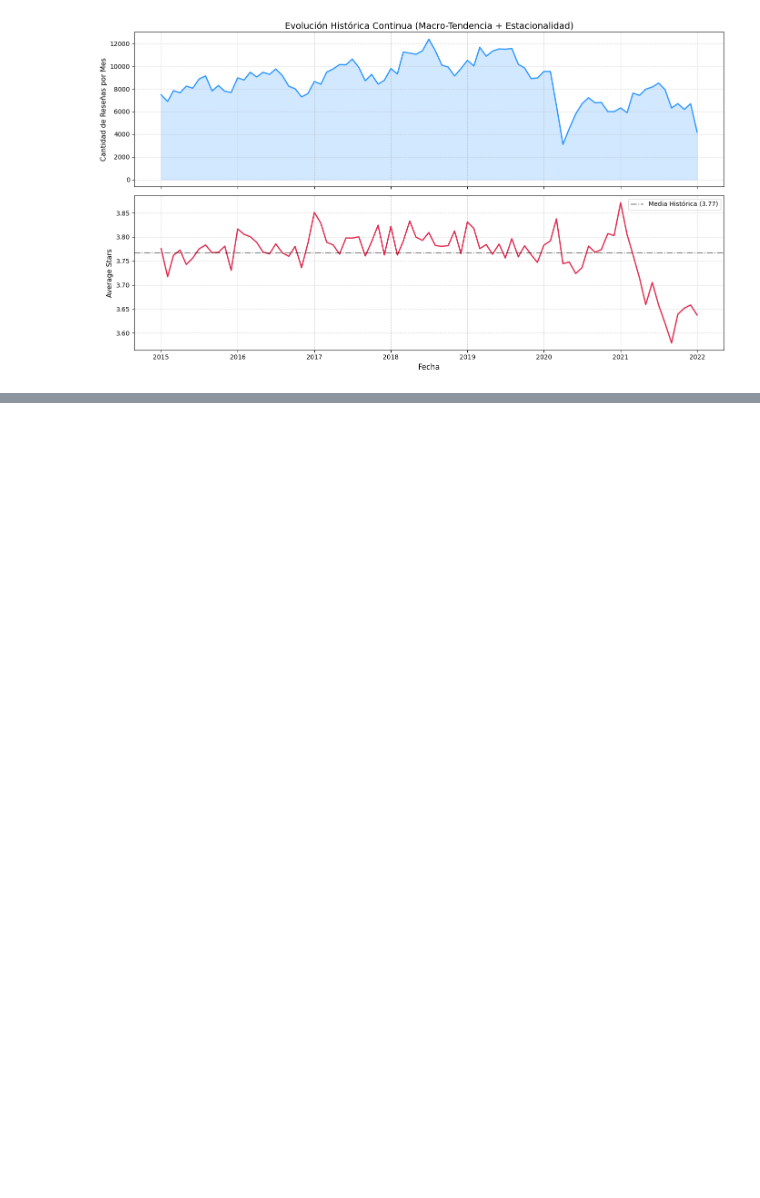
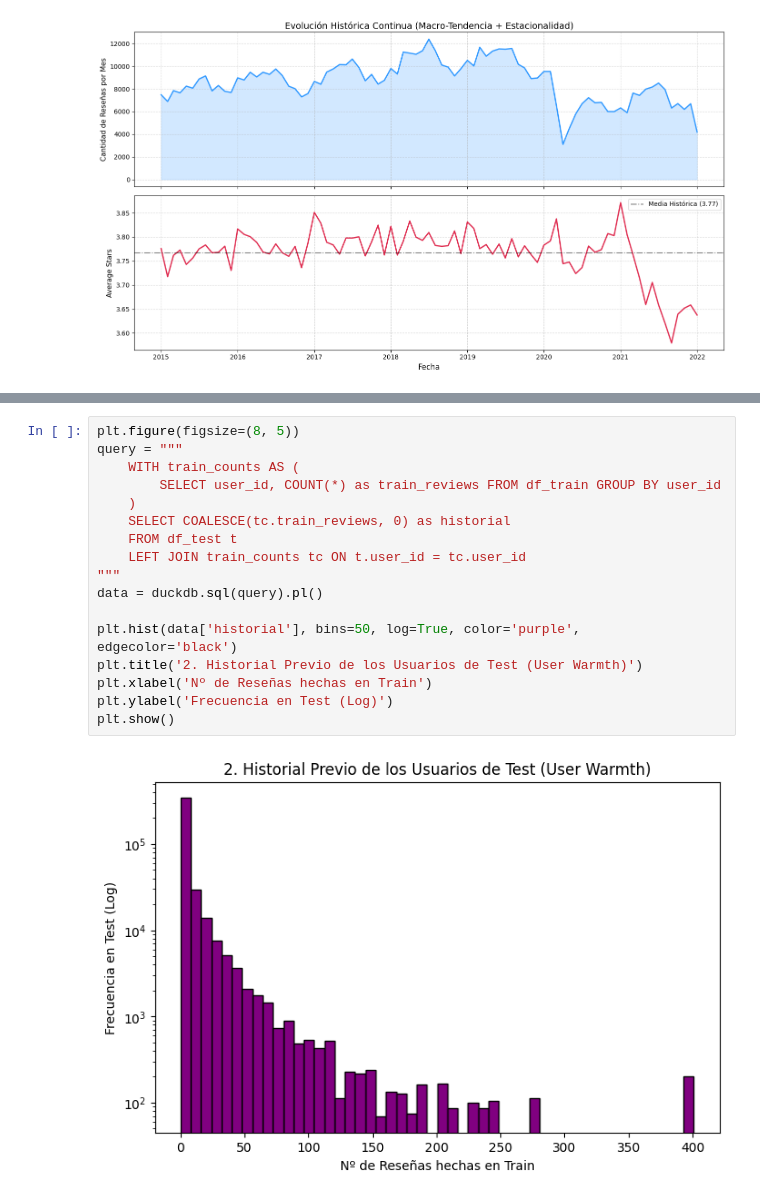
Before and after one commit to yabol02/recsys_content, a Jupyter notebook: notebooks/eda_sql.ipynb, the cells around one changed output, grey strips where cells are left out. Drawn from its saved outputs; the diff is of its cells as text; blank space fills up the shorter version.

```diff
--- a/notebooks/eda_sql.ipynb
+++ b/notebooks/eda_sql.ipynb
@@ -831,0 +977,19 @@ plt.show()
+# %%
+plt.figure(figsize=(8, 5))
+query = """
+    WITH train_counts AS (
+        SELECT user_id, COUNT(*) as train_reviews FROM df_train GROUP BY user_id
+    )
+    SELECT COALESCE(tc.train_reviews, 0) as historial
+    FROM df_test t
+    LEFT JOIN train_counts tc ON t.user_id = tc.user_id
+"""
+data = duckdb.sql(query).pl()
+
+plt.hist(data['historial'], bins=50, log=True, color='purple', edgecolor='black')
+plt.title('2. Historial Previo de los Usuarios de Test (User Warmth)')
+plt.xlabel('Nº de Reseñas hechas en Train')
+plt.ylabel('Frecuencia en Test (Log)')
+plt.show()
+# %% [output]
+[figure, added]
```
Also changed, not shown: parts of 21 cells of this notebook.
